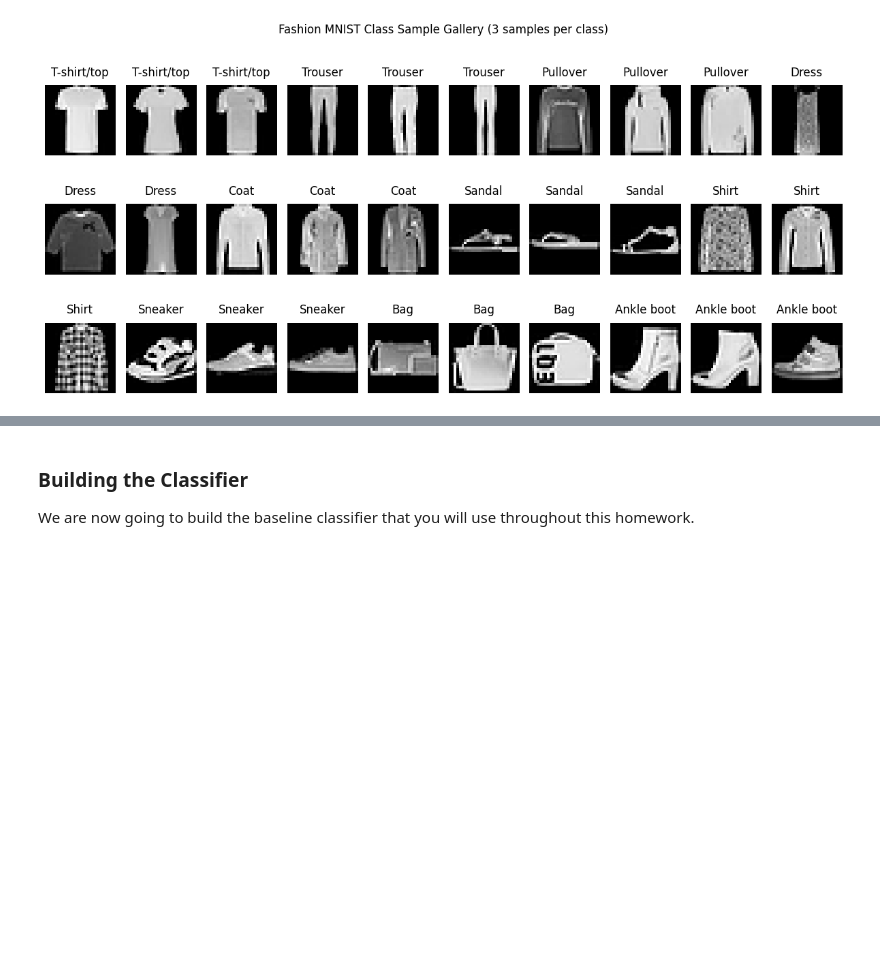
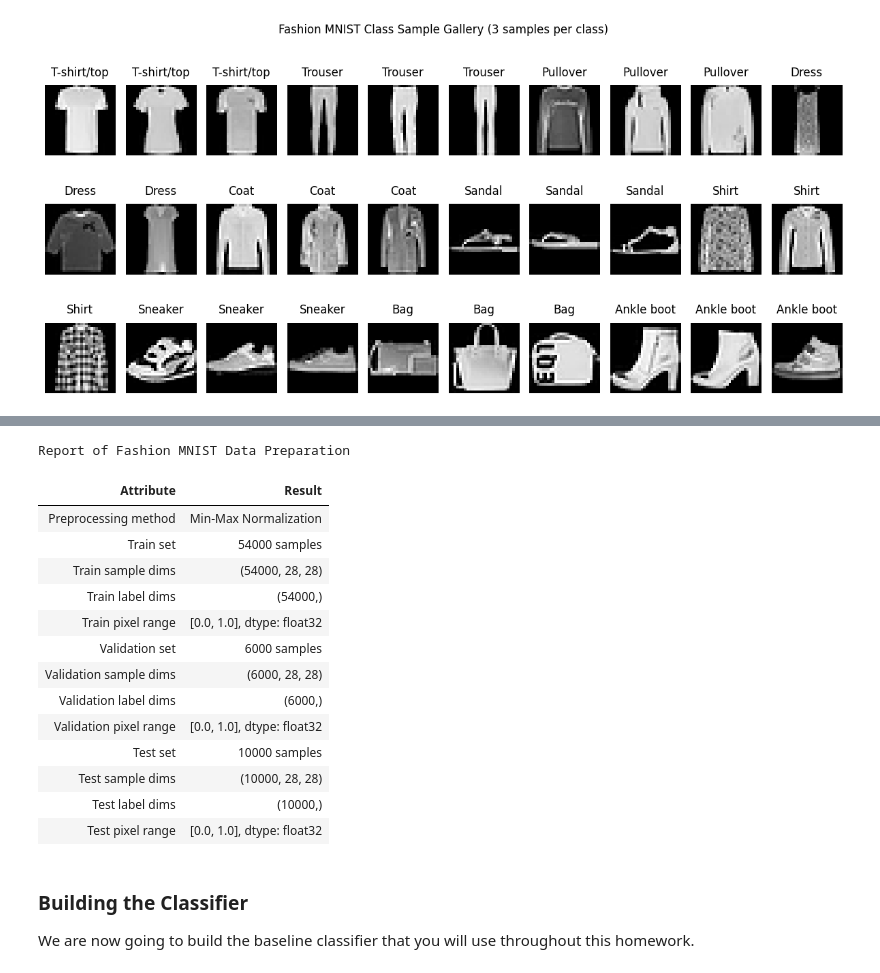
Before and after one commit to BogdanPinchuk/ComputerVision-PBY_HW15, a Jupyter notebook: Bohdan_Pinchuk_CV_HW15.ipynb, the cells around one changed output, grey strips where cells are left out. Cells and saved outputs as stored; diff of their text form; code cells hidden in the pictures; blank space fills up the shorter version.

Commit message:
[Homework15] - added normalization

```diff
--- a/Bohdan_Pinchuk_CV_HW15.ipynb
+++ b/Bohdan_Pinchuk_CV_HW15.ipynb
@@ -250,3 +322,75 @@ plt.show()
+# %%
+# Normalization/Scaling
+
+import apps.reporter as rpt
+from sklearn.preprocessing import StandardScaler, MinMaxScaler
+
+# Input data
+is_standard_normalization = True
+is_standard_scaler = False
+num_samples_train, height, width = x_train.shape
+num_samples_val = x_val.shape[0]
+num_samples_test = x_test.shape[0]
+
+# Solution
+if is_standard_normalization:
+    x_train_n_sc = x_train.astype("float32") / 255.0
+    x_val_n_sc = x_val.astype("float32") / 255.0
+    x_test_n_sc = x_test.astype("float32") / 255.0
+else:
+    scaler = StandardScaler() if is_standard_scaler else MinMaxScaler(feature_range=(0, 1))
+
+    # Flatten
+    x_train_flat = x_train.reshape(num_samples_train, -1)
+    x_val_flat = x_val.reshape(num_samples_val, -1)
+    x_test_flat = x_test.reshape(num_samples_test, -1)
+
+    # Scaling / Normalization
+    x_train_flat = scaler.fit_transform(x_train_flat)
+    x_val_flat = scaler.transform(x_val_flat)
+    x_test_flat = scaler.transform(x_test_flat)
+
+    # Reshape
+    x_train_n_sc = x_train_flat.reshape(num_samples_train, height, width)
+    x_val_n_sc = x_val_flat.reshape(num_samples_val, height, width)
+    x_test_n_sc = x_test_flat.reshape(num_samples_test, height, width)
+
+rp = rpt.Reporter()
+rp.add_item("Preprocessing method", 'Standardization' if is_standard_scaler else 'Min-Max Normalization')
+
+rp.add_item("Train set", f"{len(y_train)} samples")
+rp.add_item("Train sample dims", str(x_train_n_sc.shape))
+rp.add_item("Train label dims", str(y_train.shape))
+rp.add_item("Train pixel range", f"[{x_train_n_sc.min():.1f}, {x_train_n_sc.max():.1f}], dtype: {x_train_n_sc.dtype}")
+
+rp.add_item("Validation set", f"{len(y_val)} samples")
+rp.add_item("Validation sample dims", str(x_val_n_sc.shape))
+rp.add_item("Validation label dims", str(y_val.shape))
+rp.add_item("Validation pixel range", f"[{x_val_n_sc.min():.1f}, {x_val_n_sc.max():.1f}], dtype: {x_val_n_sc.dtype}")
+
+rp.add_item("Test set", f"{len(y_test)} samples")
+rp.add_item("Test sample dims", str(x_test_n_sc.shape))
+rp.add_item("Test label dims", str(y_test.shape))
+rp.add_item("Test pixel range", f"[{x_test_n_sc.min():.1f}, {x_test_n_sc.max():.1f}], dtype: {x_test_n_sc.dtype}")
+
+# Print results
+rp.print_pd_report("Report of Fashion MNIST Data Preparation")
+# %% [output]
+Report of Fashion MNIST Data Preparation
+| Attribute | Result |
+| Preprocessing method | Min-Max Normalization |
+| Train set | 54000 samples |
+| Train sample dims | (54000, 28, 28) |
+| Train label dims | (54000,) |
+| Train pixel range | [0.0, 1.0], dtype: float32 |
+| Validation set | 6000 samples |
+| Validation sample dims | (6000, 28, 28) |
+| Validation label dims | (6000,) |
+| Validation pixel range | [0.0, 1.0], dtype: float32 |
+| Test set | 10000 samples |
+| Test sample dims | (10000, 28, 28) |
+| Test label dims | (10000,) |
+| Test pixel range | [0.0, 1.0], dtype: float32 |
 # %% [markdown]
 ### Building the Classifier
 
```
Also changed, not shown: parts of 3 cells of this notebook.
